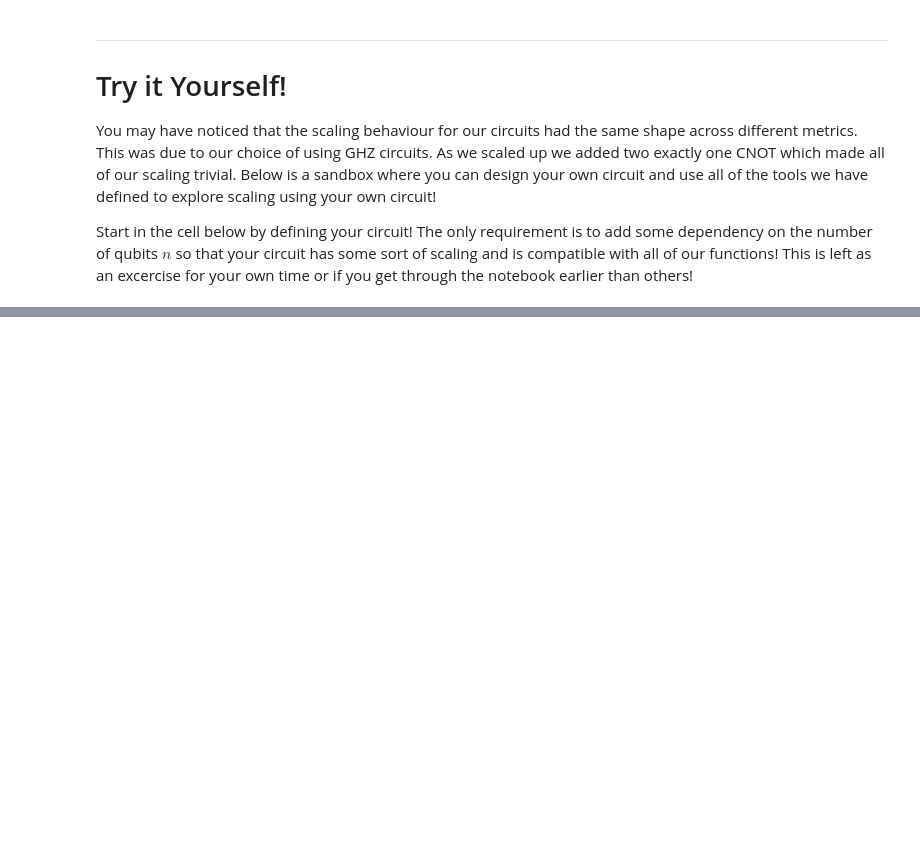
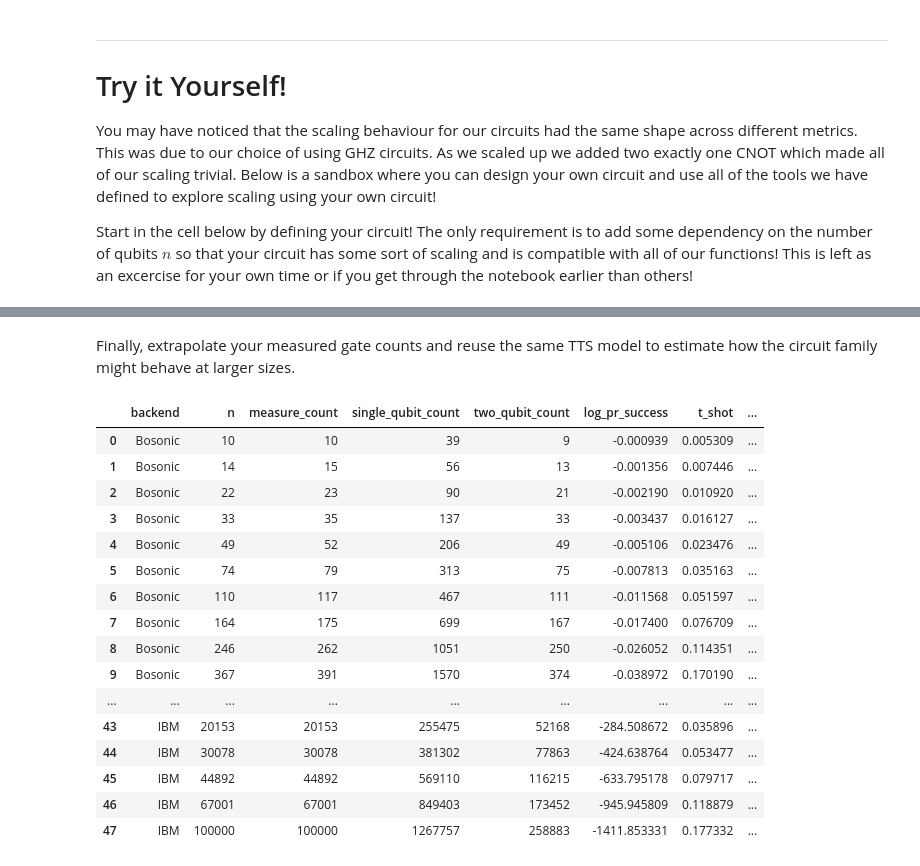
Before and after one commit to dqc-community/dqc-workshop-notebook, a Jupyter notebook: tutorial.ipynb, the cells around one changed output, grey strips where cells are left out. Cells and saved outputs as stored; diff of their text form; code cells hidden in the pictures; blank space fills up the shorter version.

```diff
--- a/tutorial.ipynb
+++ b/tutorial.ipynb
@@ -1295,0 +1227,41 @@ extrapolate_and_plot(df_your, YOUR_N_EXTRAP, YOUR_BOSONIC_QUBITS_PER_MODULE)
+# %% [markdown]
+Finally, extrapolate your measured gate counts and reuse the same TTS model to estimate how the circuit family might behave at larger sizes.
+# %%
+your_fit_df = your_scaling_df.melt(
+    id_vars=['backend', 'n'],
+    value_vars=['single_qubit_count', 'two_qubit_count', 'measure_count'],
+    var_name='gate_type',
+    value_name='gate_count',
+)
+
+def _fit_your_circuit(g):
+    slope, intercept = np.polyfit(g['n'], g['gate_count'], 1)
+    return pd.Series({'slope': slope, 'intercept': intercept})
+
+your_fits = (
+    your_fit_df.groupby(['backend', 'gate_type'])
+    .apply(_fit_your_circuit, include_groups=False)
+    .reset_index()
+)
+
+your_pred_df = gate_count_prediction(your_fits, YOUR_N_EXTRAP)
+your_extrapolation_df = your_pred_df.join(your_pred_df.apply(tts_data_series, axis=1))
+your_extrapolation_df
+# %% [output]
+|  | backend | n | measure_count | single_qubit_count | two_qubit_count | log_pr_success | t_shot | ... |
+| 0 | Bosonic | 10 | 10 | 39 | 9 | -0.000939 | 0.005309 | ... |
+| 1 | Bosonic | 14 | 15 | 56 | 13 | -0.001356 | 0.007446 | ... |
+| 2 | Bosonic | 22 | 23 | 90 | 21 | -0.002190 | 0.010920 | ... |
+| 3 | Bosonic | 33 | 35 | 137 | 33 | -0.003437 | 0.016127 | ... |
+| 4 | Bosonic | 49 | 52 | 206 | 49 | -0.005106 | 0.023476 | ... |
+| 5 | Bosonic | 74 | 79 | 313 | 75 | -0.007813 | 0.035163 | ... |
+| 6 | Bosonic | 110 | 117 | 467 | 111 | -0.011568 | 0.051597 | ... |
+| 7 | Bosonic | 164 | 175 | 699 | 167 | -0.017400 | 0.076709 | ... |
+| 8 | Bosonic | 246 | 262 | 1051 | 250 | -0.026052 | 0.114351 | ... |
+| 9 | Bosonic | 367 | 391 | 1570 | 374 | -0.038972 | 0.170190 | ... |
+| ... | ... | ... | ... | ... | ... | ... | ... | ... |
+| 43 | IBM | 20153 | 20153 | 255475 | 52168 | -284.508672 | 0.035896 | ... |
+| 44 | IBM | 30078 | 30078 | 381302 | 77863 | -424.638764 | 0.053477 | ... |
+| 45 | IBM | 44892 | 44892 | 569110 | 116215 | -633.795178 | 0.079717 | ... |
+| 46 | IBM | 67001 | 67001 | 849403 | 173452 | -945.945809 | 0.118879 | ... |
+| 47 | IBM | 100000 | 100000 | 1267757 | 258883 | -1411.853331 | 0.177332 | ... |
```
Also changed, not shown: parts of 17 cells of this notebook.
